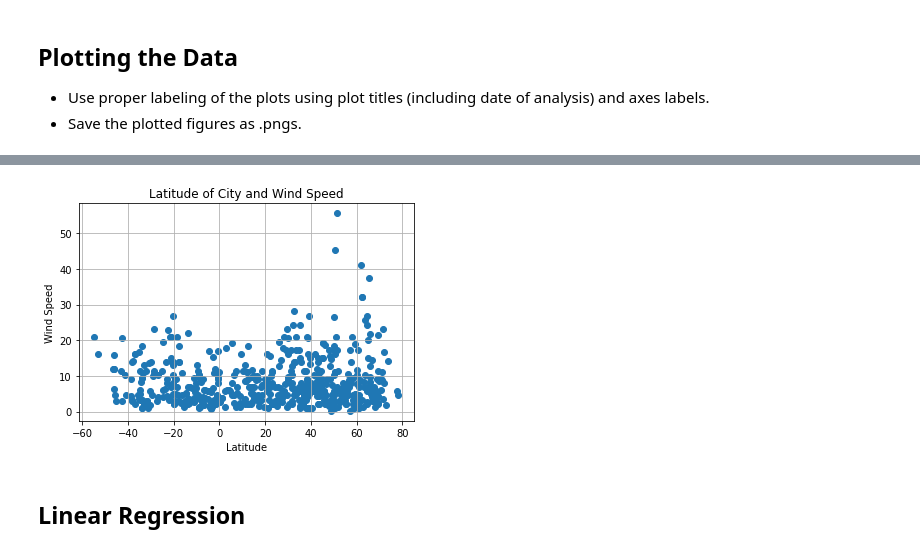
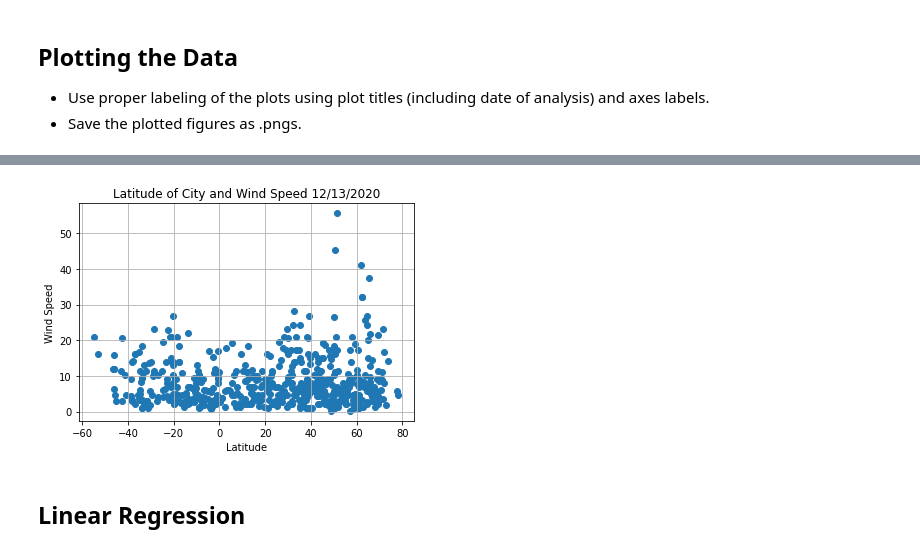
Before and after one commit to geofftm/python-api-challenge, a Jupyter notebook: WeatherPY/WeatherPy.ipynb, the cells around one changed output, grey strips where cells are left out. Saved outputs shown, nothing was run; the diff lists cells and outputs as text; code cells hidden in the pictures.

```diff
--- a/WeatherPY/WeatherPy.ipynb
+++ b/WeatherPY/WeatherPy.ipynb
@@ -221,14 +221,14 @@ plt.savefig("../Images/lat_v_clouds.png")
 # %%
 #Lat v. Wind Speed
 
 plt.scatter(city_wx_df["Latitude"], city_wx_df["Wind Speed"])
-plt.title("Latitude of City and Wind Speed")
+plt.title("Latitude of City and Wind Speed 12/13/2020")
 plt.xlabel("Latitude")
 plt.ylabel("Wind Speed")
 plt.grid()
 plt.savefig("../Images/lat_v_wind.png")
 # %% [output]
-[figure, old version]
+[figure, new version]
 # %% [markdown]
 ## Linear Regression
 # %% [markdown]
```
Also changed, not shown: parts of 15 cells of this notebook, 4 other files.
